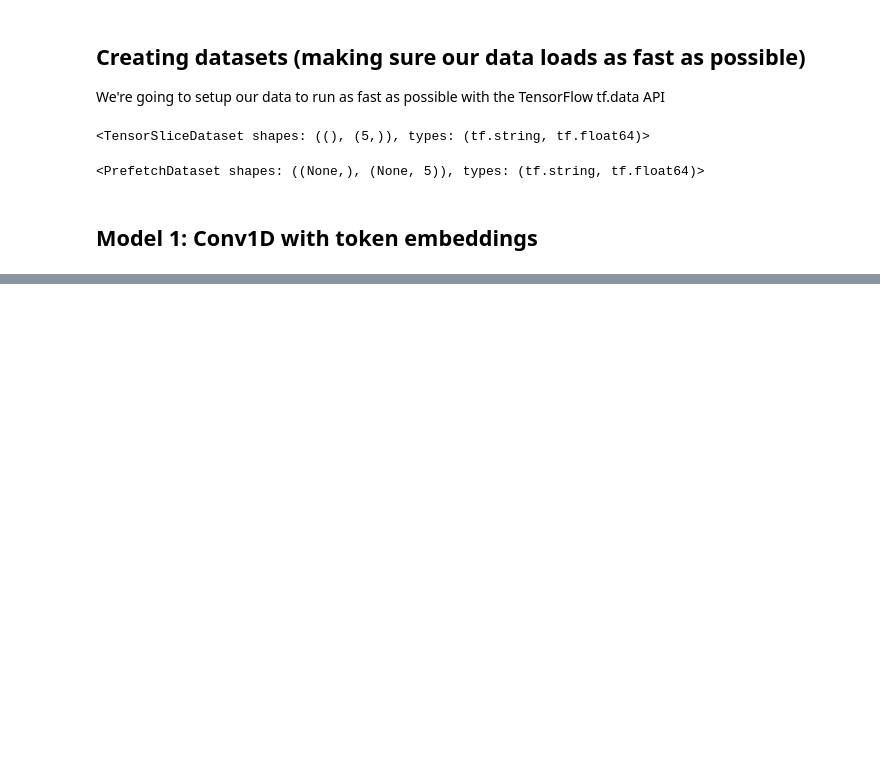
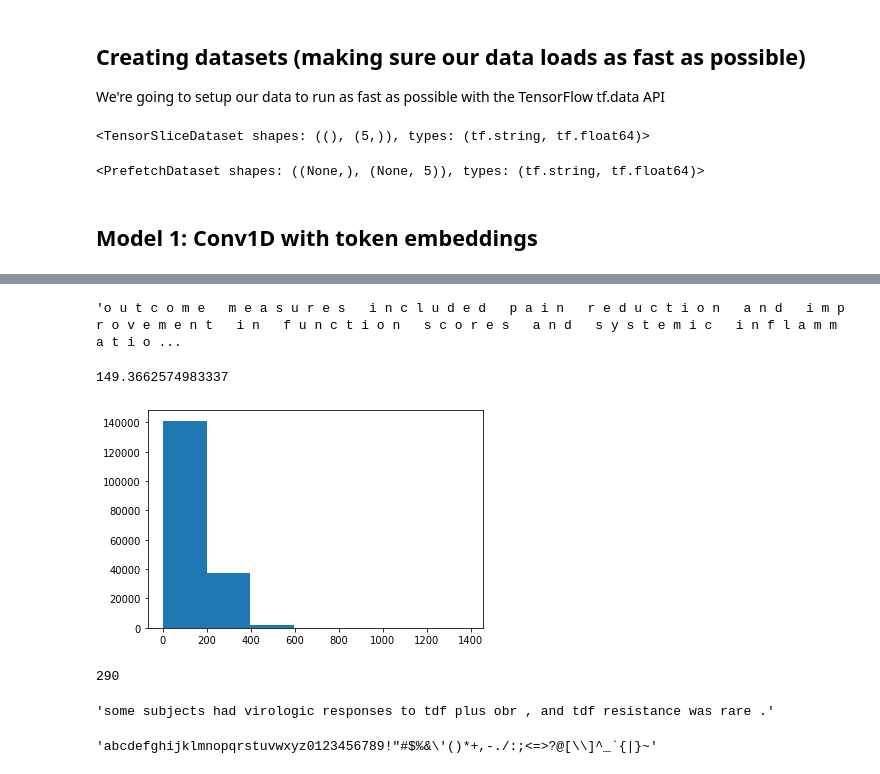
Before and after one commit to artms-18/ML-Projects, a Jupyter notebook: SkimLit.ipynb, the cells around one changed output, grey strips where cells are left out. Drawn from its saved outputs; the diff is of its cells as text; code cells hidden in the pictures; blank space fills up the shorter version.

```diff
--- a/SkimLit.ipynb
+++ b/SkimLit.ipynb
@@ -700,0 +738,11 @@ model_1_results
+# %%
+# make function to split sentences into characters
+
+def split_chars(text):
+  return " ".join(list(text))
+
+#Text splitting non-character-;eve; sequence intp characters
+
+split_chars(train_sentences[2])
+# %% [output]
+'o u t c o m e   m e a s u r e s   i n c l u d e d   p a i n   r e d u c t i o n   a n d   i m p r o v e m e n t   i n   f u n c t i o n   s c o r e s   a n d   s y s t e m i c   i n f l a m m a t i o ...
@@ -700,0 +753,20 @@ model_1_results
+# %%
+# What's the average character length?
+
+char_lens = [len(sentence) for sentence in train_sentences]
+mean_char_len = np.mean(char_lens)
+mean_char_len
+# %% [output]
+149.3662574983337
+# %%
+import matplotlib.pyplot as plt
+
+plt.hist(char_lens, bins = 7);
+# %% [output]
+[figure, added]
+# %%
+# Find what character length covers 95% of sequences
+output_seq_char_len = int(np.percentile(char_lens, 95))
+output_seq_char_len
+# %% [output]
+290
@@ -700,0 +775,11 @@ model_1_results
+# %%
+random.choice(train_sentences)
+# %% [output]
+'some subjects had virologic responses to tdf plus obr , and tdf resistance was rare .'
+# %%
+import string
+
+alphabet = string.ascii_lowercase + string.digits + string.punctuation
+alphabet
+# %% [output]
+'abcdefghijklmnopqrstuvwxyz0123456789!"#$%&\'()*+,-./:;<=>?@[\\]^_`{|}~'
```
Also changed, not shown: parts of 50 cells of this notebook.
